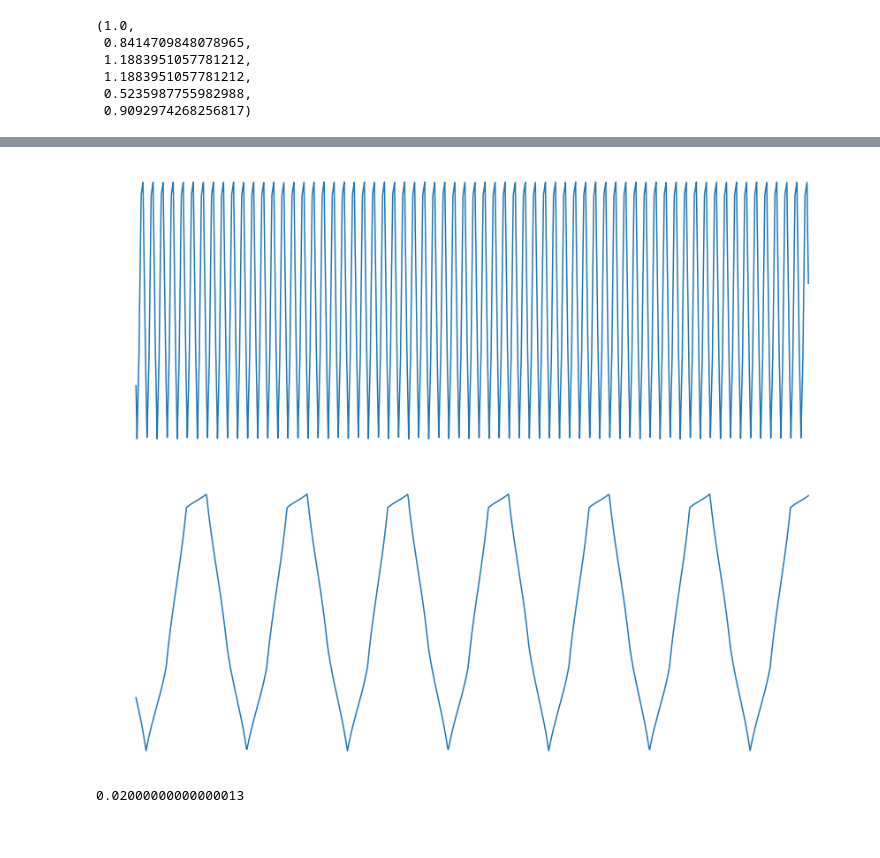
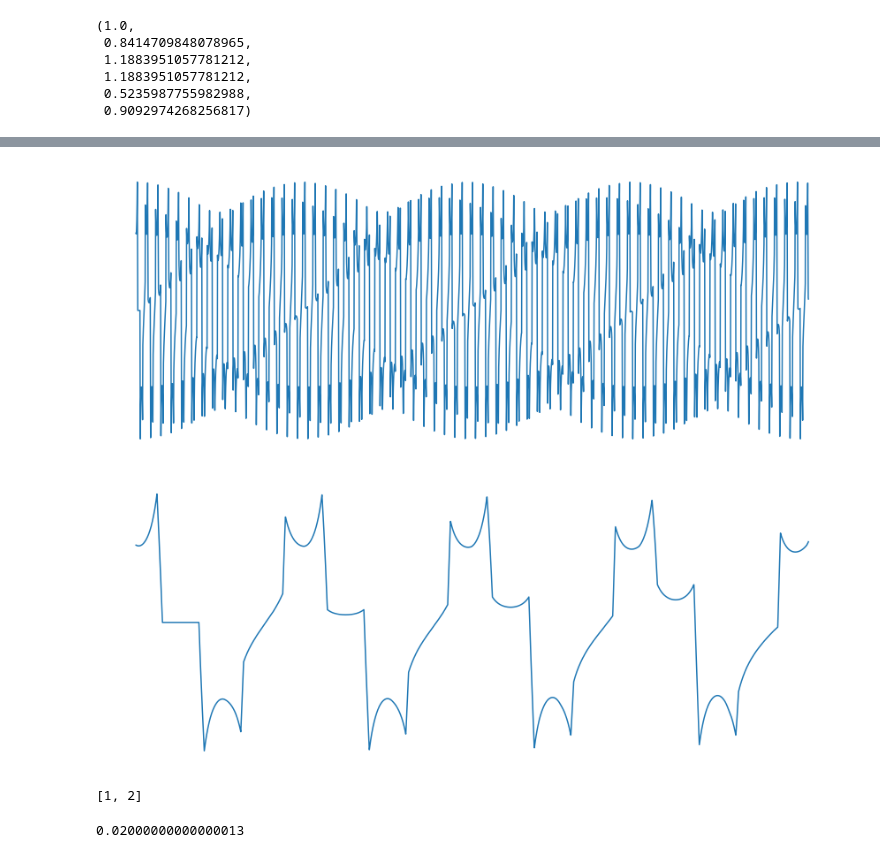
Before and after one commit to shulykun/fizkult, a Jupyter notebook: sound_wave_polygon.ipynb, the cells around one changed output, grey strips where cells are left out. Drawn from its saved outputs; the diff is of its cells as text; code cells hidden in the pictures.

```diff
--- a/sound_wave_polygon.ipynb
+++ b/sound_wave_polygon.ipynb
@@ -102,44 +103,65 @@ math.sin(math.asin(1)), math.sin(1), 1 / math.sin(1), math.sin(1) **-1, math.asi
 # PPn(x) = sec((2/n)·arcsin(sin((n/2)·x)))
 fs = 44100
 limit = 1200
 time = 30
-N = 5
+N = 4
 
+ANGLE1 = 1
 x = 1
-def polar_polygon(x,n):
+def polar_polygon(x,n, angle):
 #     x = x + .005
 
-    pp = 1 / math.cos((2/n)*math.asin(math.sin((n/2)*x)))
-    return pp * (math.sin((x % 4200 + 4)))
+    pp = 1 / math.cos((2/n)*math.asin(math.sin((n/2)*x+angle)))
+    return pp * (math.sin((x % 4200)))
 
 a = []
 # for i in range(1, 100):
 #     a.append(polar_polygon(i,n))
 
-i_gen = (polar_polygon(i,N) for i in itertools.count(start=0, step=.035))
+# i_gen = (polar_polygon(i,N,ANGLE1) for i in itertools.count(start=0, step=.035))
 
-samples = [next(i_gen ) for i in range(fs*time)]
+# samples = [next(i_gen ) for i in range(fs*time)]
 
 # sns.lineplot(data=samples[:3000])
+
+samples = []
+for angle in range(0,2000,2):
+
+    time = .1357 / 4
+
+    i_gen = (polar_polygon(i,N,angle /10) for i in itertools.count(start=0, step=.0042))
+
+    samples_chunk = [next(i_gen) for i in range(int(fs*time))]
+
+    samples = samples + samples_chunk
+
+offset = 700
+samples_total = np.array(samples) + np.array(list(samples[offset:] + samples[-offset:] ))
+
 
 figure = plt.figure(figsize=(15, 20))
 plt.subplot(3, 1, 1)
 plt.axis('off')
-plt.plot(samples[:limit * 10])
+plt.plot(samples_total[:limit*80])
+
 
 figure = plt.figure(figsize=(15, 20))
 plt.subplot(3, 1, 1)
 plt.axis('off')
-plt.plot(samples[:limit])
+plt.plot(samples_total[:limit*5])
 
 
-Audio(samples, rate=fs)
+Audio(samples_total, rate=fs)
 
 # https://1ucasvb.tumblr.com/post/42906053623/in-a-previous-post-i-showed-how-to-geometrically
 # %% [output]
 [interactive output not drawn]
-[figure, old version]
+[figure, new version]
-[figure, old version]
+[figure, new version]
+# %%
+list([1] + [2])
+# %% [output]
+[1, 2]
 # %%
 1.1 % 0.12
 # %% [output]
```
Also changed, not shown: parts of 1 cell of this notebook, 19 other files.
